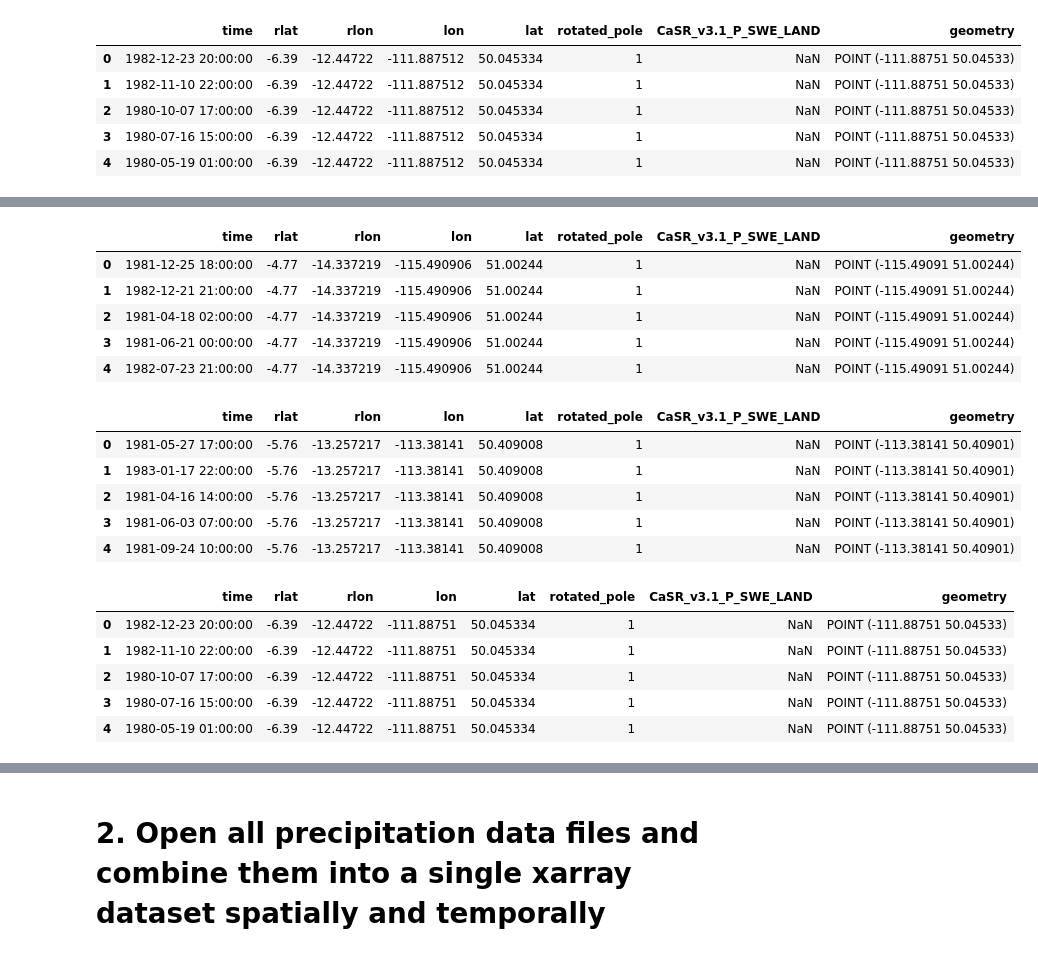
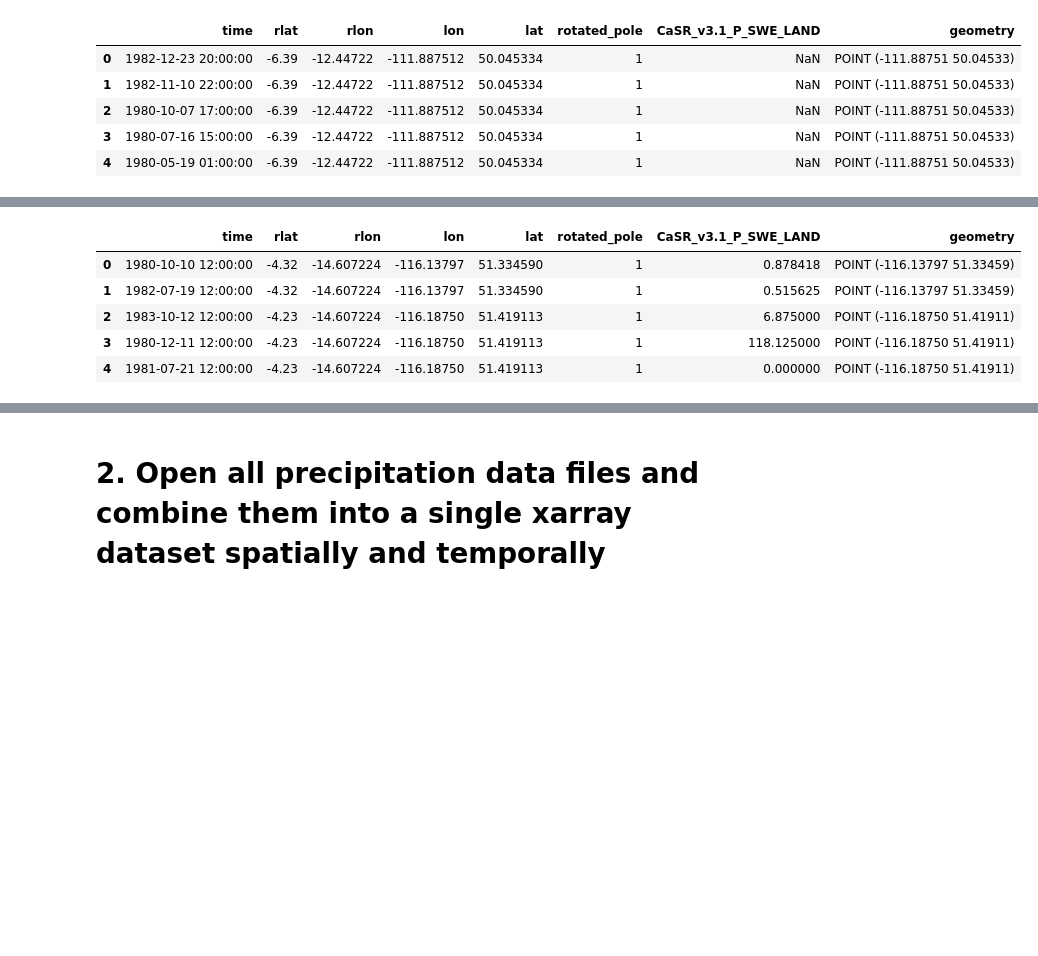
Before and after one commit to hasithajayamaha/snowdroughtindex-main, a Jupyter notebook: notebooks/workflows/0.3_CaSR_data_preparation.ipynb, the cells around one changed output, grey strips where cells are left out. Cells and saved outputs as stored; diff of their text form; code cells hidden in the pictures; blank space fills up the shorter version.

```diff
--- a/notebooks/workflows/0.3_CaSR_data_preparation.ipynb
+++ b/notebooks/workflows/0.3_CaSR_data_preparation.ipynb
@@ -221,3 +221,21 @@ Extracted SWE data saved to C:\Users\walimunige.rupasingh\OneDrive - University
 | 2 | 1980-10-07 17:00:00 | -6.39 | -12.44722 | -111.887512 | 50.045334 | 1 | NaN | POINT (-111.88751 50.04533) |
 | 3 | 1980-07-16 15:00:00 | -6.39 | -12.44722 | -111.887512 | 50.045334 | 1 | NaN | POINT (-111.88751 50.04533) |
 | 4 | 1980-05-19 01:00:00 | -6.39 | -12.44722 | -111.887512 | 50.045334 | 1 | NaN | POINT (-111.88751 50.04533) |
+# %%
+# open csv files
+bow_swe_data1 = pd.read_csv(output_path + 'bow_swe_data_rlon211-245_rlat421-455.csv')
+bow_swe_data2 = pd.read_csv(output_path + 'bow_swe_data_rlon246-280_rlat421-455.csv')
+bow_swe_data3 = pd.read_csv(output_path + 'bow_swe_data_rlon246-280_rlat386-420.csv')
+
+# drop rows with NaN CaSR_v3.1_P_SWE_LAND
+bow_swe_data1 = bow_swe_data1.dropna(subset=['CaSR_v3.1_P_SWE_LAND'])
+bow_swe_data2 = bow_swe_data2.dropna(subset=['CaSR_v3.1_P_SWE_LAND'])
+bow_swe_data3 = bow_swe_data3.dropna(subset=['CaSR_v3.1_P_SWE_LAND'])
+# concatenate all dataframes
+bow_swe_data = pd.concat([bow_swe_data1, bow_swe_data2, bow_swe_data3], ignore_index=True)
+# Save the combined data to a CSV file
+output_file_combined = output_path + 'bow_swe_data_combined.csv'
+bow_swe_data.to_csv(output_file_combined, index=False)
+print(f"Combined SWE data saved to {output_file_combined}")
+# Display the combined data
+display(bow_swe_data.head())
@@ -224,53 +250,24 @@ Extracted SWE data saved to C:\Users\walimunige.rupasingh\OneDrive - University
 # %%
-# open csv files
-bow_swe_data1 = pd.read_csv(output_path + 'bow_swe_data_rlon211-245_rlat421-455.csv')
-bow_swe_data2 = pd.read_csv(output_path + 'bow_swe_data_rlon246-280_rlat421-455.csv')
-bow_swe_data3 = pd.read_csv(output_path + 'bow_swe_data_rlon246-280_rlat386-420.csv')
+#convert lon from 0-360 to -180 to 180 format
+bow_swe_data['lon'] = ((bow_swe_data['lon'] + 180) % 360) - 180
 
-#convert lon from 0-360 to -180 to 180 format
-bow_swe_data1['lon'] = ((bow_swe_data1['lon'] + 180) % 360) - 180
-bow_swe_data2['lon'] = ((bow_swe_data2['lon'] + 180) % 360) - 180
-bow_swe_data3['lon'] = ((bow_swe_data3['lon'] + 180) % 360) - 180
 
 # convert to GeoDataFrame
-gdf_bow_swe_data1 = gpd.GeoDataFrame(
-    bow_swe_data1,
-    geometry=gpd.points_from_xy(bow_swe_data1['lon'], bow_swe_data1['lat']),
+gdf_bow_swe_data = gpd.GeoDataFrame(
+    bow_swe_data,
+    geometry=gpd.points_from_xy(bow_swe_data['lon'], bow_swe_data['lat']),
     crs='EPSG:4326'  # Assuming the coordinates are in WGS84
 )
-gdf_bow_swe_data2 = gpd.GeoDataFrame(
-    bow_swe_data2,
-    geometry=gpd.points_from_xy(bow_swe_data2['lon'], bow_swe_data2['lat']),
-    crs='EPSG:4326'  # Assuming the coordinates are in WGS84
-)
-gdf_bow_swe_data3 = gpd.GeoDataFrame(
-    bow_swe_data3,
-    geometry=gpd.points_from_xy(bow_swe_data3['lon'], bow_swe_data3['lat']),
-    crs='EPSG:4326'  # Assuming the coordinates are in WGS84
-)
+
 # Display the GeoDataFrames
-display(gdf_bow_swe_data1.head())
-display(gdf_bow_swe_data2.head())
-display(gdf_bow_swe_data3.head())
+display(gdf_bow_swe_data.head())
 # %% [output]
 |  | time | rlat | rlon | lon | lat | rotated_pole | CaSR_v3.1_P_SWE_LAND | geometry |
-| 0 | 1981-12-25 18:00:00 | -4.77 | -14.337219 | -115.490906 | 51.00244 | 1 | NaN | POINT (-115.49091 51.00244) |
-| 1 | 1982-12-21 21:00:00 | -4.77 | -14.337219 | -115.490906 | 51.00244 | 1 | NaN | POINT (-115.49091 51.00244) |
-| 2 | 1981-04-18 02:00:00 | -4.77 | -14.337219 | -115.490906 | 51.00244 | 1 | NaN | POINT (-115.49091 51.00244) |
-| 3 | 1981-06-21 00:00:00 | -4.77 | -14.337219 | -115.490906 | 51.00244 | 1 | NaN | POINT (-115.49091 51.00244) |
-| 4 | 1982-07-23 21:00:00 | -4.77 | -14.337219 | -115.490906 | 51.00244 | 1 | NaN | POINT (-115.49091 51.00244) |
+| 0 | 1980-10-10 12:00:00 | -4.32 | -14.607224 | -116.13797 | 51.334590 | 1 | 0.878418 | POINT (-116.13797 51.33459) |
+| 1 | 1982-07-19 12:00:00 | -4.32 | -14.607224 | -116.13797 | 51.334590 | 1 | 0.515625 | POINT (-116.13797 51.33459) |
+| 2 | 1983-10-12 12:00:00 | -4.23 | -14.607224 | -116.18750 | 51.419113 | 1 | 6.875000 | POINT (-116.18750 51.41911) |
+| 3 | 1980-12-11 12:00:00 | -4.23 | -14.607224 | -116.18750 | 51.419113 | 1 | 118.125000 | POINT (-116.18750 51.41911) |
+| 4 | 1981-07-21 12:00:00 | -4.23 | -14.607224 | -116.18750 | 51.419113 | 1 | 0.000000 | POINT (-116.18750 51.41911) |
-|  | time | rlat | rlon | lon | lat | rotated_pole | CaSR_v3.1_P_SWE_LAND | geometry |
-| 0 | 1981-05-27 17:00:00 | -5.76 | -13.257217 | -113.38141 | 50.409008 | 1 | NaN | POINT (-113.38141 50.40901) |
-| 1 | 1983-01-17 22:00:00 | -5.76 | -13.257217 | -113.38141 | 50.409008 | 1 | NaN | POINT (-113.38141 50.40901) |
-| 2 | 1981-04-16 14:00:00 | -5.76 | -13.257217 | -113.38141 | 50.409008 | 1 | NaN | POINT (-113.38141 50.40901) |
-| 3 | 1981-06-03 07:00:00 | -5.76 | -13.257217 | -113.38141 | 50.409008 | 1 | NaN | POINT (-113.38141 50.40901) |
-| 4 | 1981-09-24 10:00:00 | -5.76 | -13.257217 | -113.38141 | 50.409008 | 1 | NaN | POINT (-113.38141 50.40901) |
-|  | time | rlat | rlon | lon | lat | rotated_pole | CaSR_v3.1_P_SWE_LAND | geometry |
-| 0 | 1982-12-23 20:00:00 | -6.39 | -12.44722 | -111.88751 | 50.045334 | 1 | NaN | POINT (-111.88751 50.04533) |
-| 1 | 1982-11-10 22:00:00 | -6.39 | -12.44722 | -111.88751 | 50.045334 | 1 | NaN | POINT (-111.88751 50.04533) |
-| 2 | 1980-10-07 17:00:00 | -6.39 | -12.44722 | -111.88751 | 50.045334 | 1 | NaN | POINT (-111.88751 50.04533) |
-| 3 | 1980-07-16 15:00:00 | -6.39 | -12.44722 | -111.88751 | 50.045334 | 1 | NaN | POINT (-111.88751 50.04533) |
-| 4 | 1980-05-19 01:00:00 | -6.39 | -12.44722 | -111.88751 | 50.045334 | 1 | NaN | POINT (-111.88751 50.04533) |
 # %%
 # plot data points and shapefile
 fig, ax = plt.subplots(figsize=(10, 10))
```
Also changed, not shown: parts of 8 cells of this notebook.
